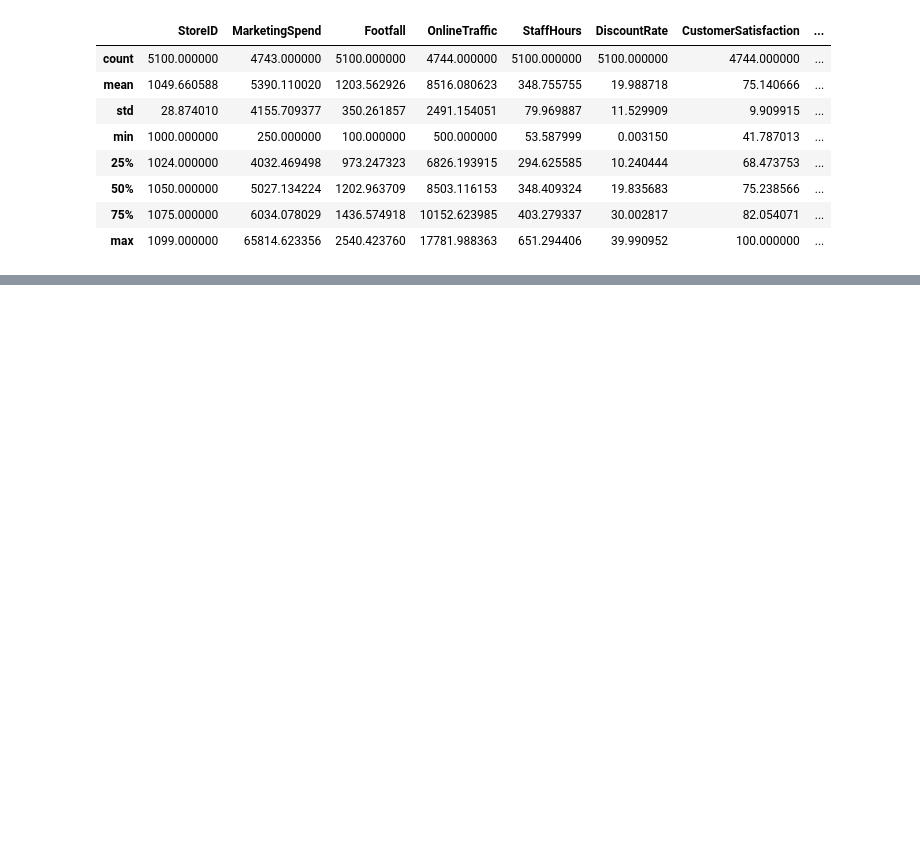
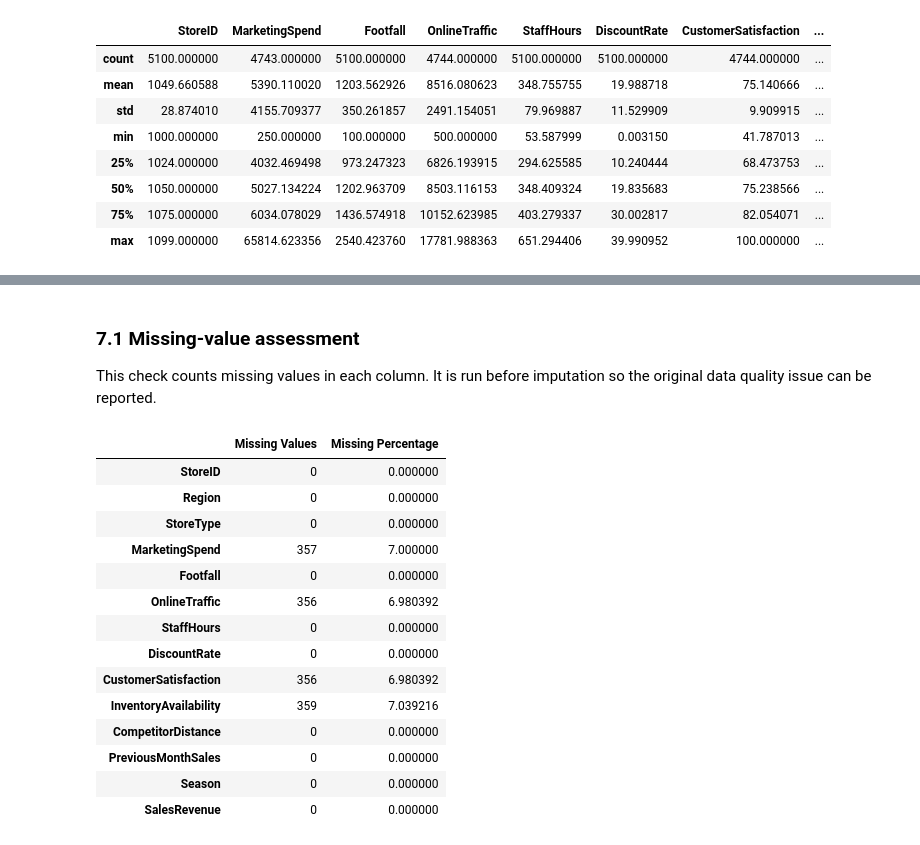
Before and after one commit to RyanMitchell8/Research-Analytics-Ca1, a Jupyter notebook: Ca1-folder/Task_1_Retail_Performance.ipynb, the cells around one changed output, grey strips where cells are left out. Drawn from its saved outputs; the diff is of its cells as text; code cells hidden in the pictures; blank space fills up the shorter version.

```diff
--- a/Ca1-folder/Task_1_Retail_Performance.ipynb
+++ b/Ca1-folder/Task_1_Retail_Performance.ipynb
@@ -102,0 +107,32 @@ df.describe()
+# %% [markdown]
+### 7.1 Missing-value assessment
+
+This check counts missing values in each column. It is run before imputation so the original data quality issue can be reported.
+# %%
+# Count missing values in each column.
+missing_values = df.isnull().sum()
+missing_percentage = (missing_values / len(df)) * 100
+
+# Combine the counts and percentages into one easy-to-read summary.
+missing_summary = pd.DataFrame({
+    "Missing Values": missing_values,
+    "Missing Percentage": missing_percentage
+})
+
+missing_summary
+# %% [output]
+|  | Missing Values | Missing Percentage |
+| StoreID | 0 | 0.000000 |
+| Region | 0 | 0.000000 |
+| StoreType | 0 | 0.000000 |
+| MarketingSpend | 357 | 7.000000 |
+| Footfall | 0 | 0.000000 |
+| OnlineTraffic | 356 | 6.980392 |
+| StaffHours | 0 | 0.000000 |
+| DiscountRate | 0 | 0.000000 |
+| CustomerSatisfaction | 356 | 6.980392 |
+| InventoryAvailability | 359 | 7.039216 |
+| CompetitorDistance | 0 | 0.000000 |
+| PreviousMonthSales | 0 | 0.000000 |
+| Season | 0 | 0.000000 |
+| SalesRevenue | 0 | 0.000000 |
```
Also changed, not shown: parts of 13 cells of this notebook.
